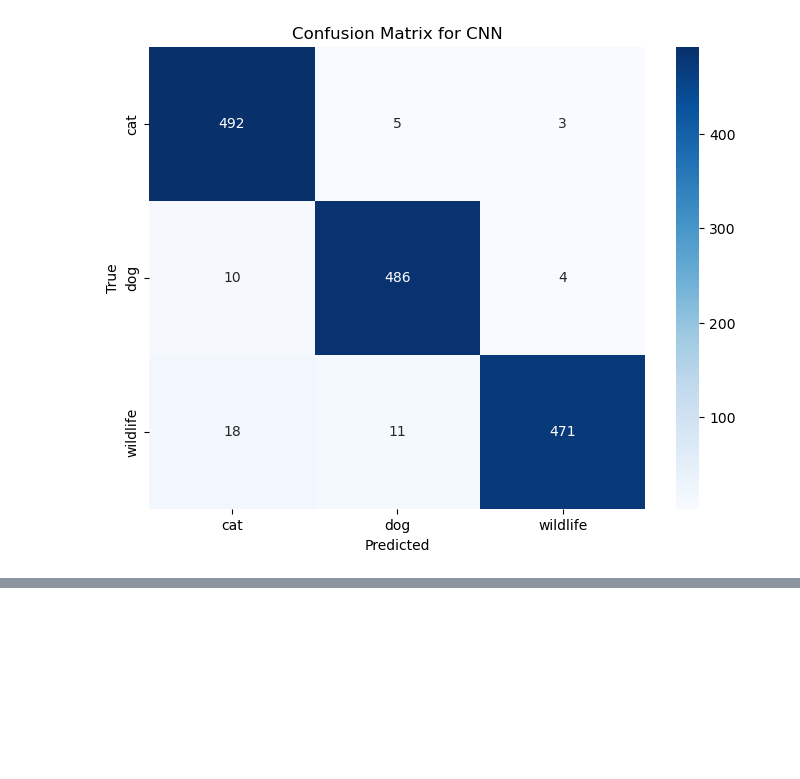
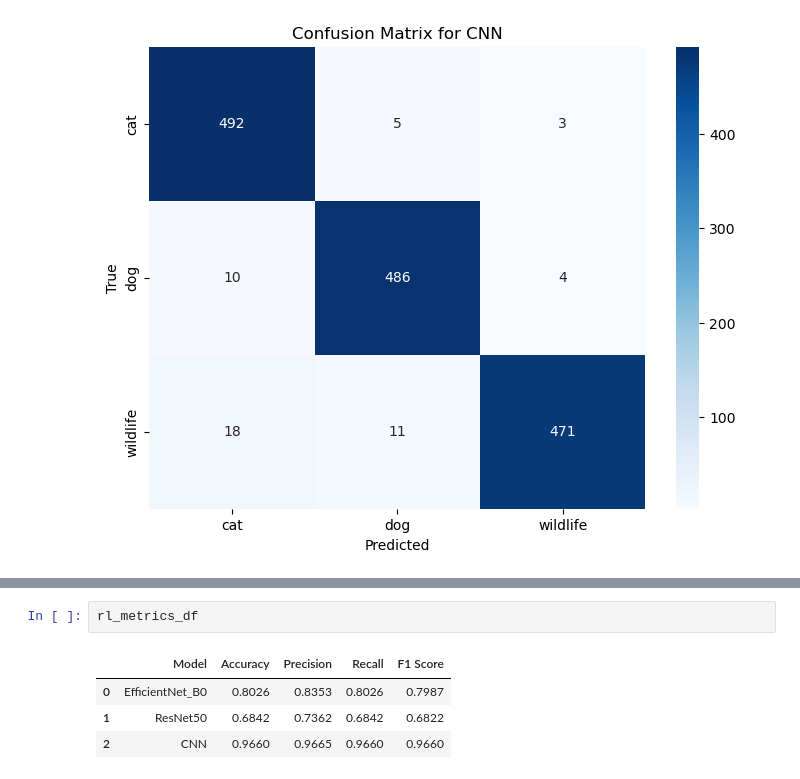
Before and after one commit to mporada259449/animal_classification_nn, a Jupyter notebook: all_cnns.ipynb, the cells around one changed output, grey strips where cells are left out. Drawn from its saved outputs; the diff is of its cells as text; blank space fills up the shorter version.

```diff
--- a/all_cnns.ipynb
+++ b/all_cnns.ipynb
@@ -348,0 +412,7 @@ for idx, model_name in enumerate(model_names):
+# %%
+rl_metrics_df
+# %% [output]
+|  | Model | Accuracy | Precision | Recall | F1 Score |
+| 0 | EfficientNet_B0 | 0.8026 | 0.8353 | 0.8026 | 0.7987 |
+| 1 | ResNet50 | 0.6842 | 0.7362 | 0.6842 | 0.6822 |
+| 2 | CNN | 0.9660 | 0.9665 | 0.9660 | 0.9660 |
```
Also changed, not shown: parts of 15 cells of this notebook, 4 other files.
